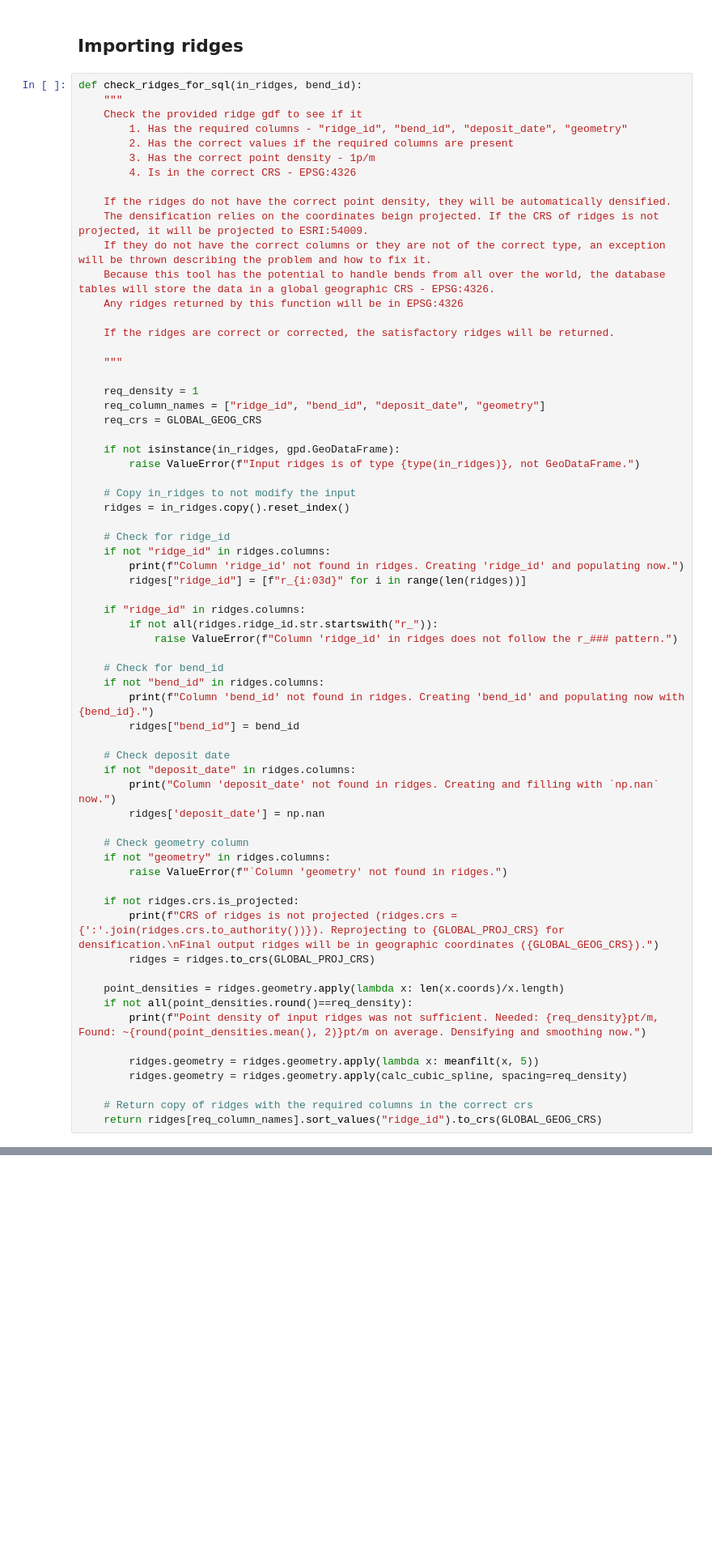
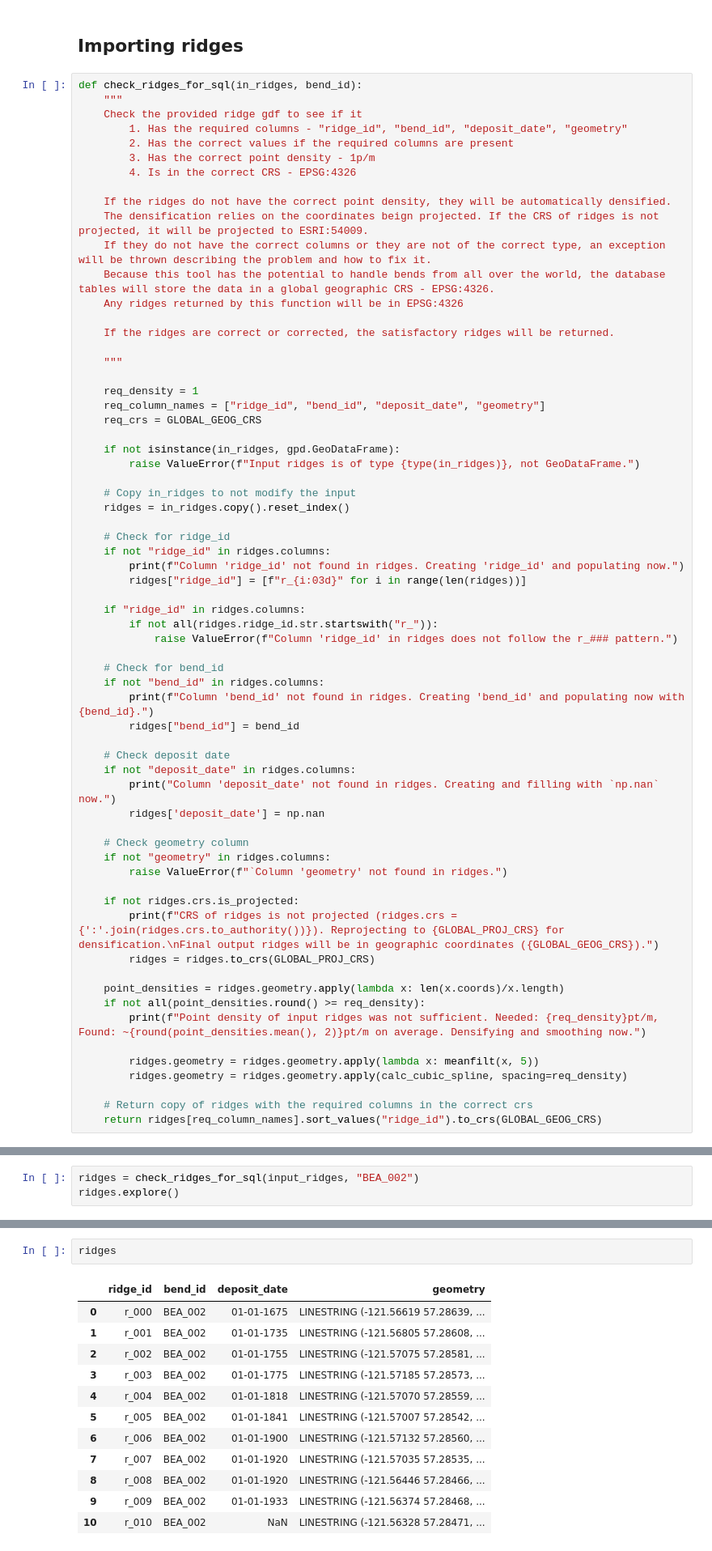
Before and after one commit to tamu-edu/scrollstats, a Jupyter notebook: AddDataToSQL.ipynb, the cells around one changed output, grey strips where cells are left out. Shown at 81% size. Cells and saved outputs as stored; diff of their text form; blank space fills up the shorter version.

```diff
--- a/AddDataToSQL.ipynb
+++ b/AddDataToSQL.ipynb
@@ -68,7 +66,7 @@ def check_ridges_for_sql(in_ridges, bend_id):
         ridges = ridges.to_crs(GLOBAL_PROJ_CRS)
 
     point_densities = ridges.geometry.apply(lambda x: len(x.coords)/x.length)
-    if not all(point_densities.round()==req_density):
+    if not all(point_densities.round() >= req_density):
         print(f"Point density of input ridges was not sufficient. Needed: {req_density}pt/m, Found: ~{round(point_densities.mean(), 2)}pt/m on average. Densifying and smoothing now.")
 
         ridges.geometry = ridges.geometry.apply(lambda x: meanfilt(x, 5))
@@ -103,0 +106,3 @@ Column 'deposit_date' not found in ridges. Creating and filling with `np.nan` no
+# %%
+ridges = check_ridges_for_sql(input_ridges, "BEA_002")
+ridges.explore()
@@ -103,0 +114,15 @@ Column 'deposit_date' not found in ridges. Creating and filling with `np.nan` no
+# %%
+ridges
+# %% [output]
+|  | ridge_id | bend_id | deposit_date | geometry |
+| 0 | r_000 | BEA_002 | 01-01-1675 | LINESTRING (-121.56619 57.28639, ... |
+| 1 | r_001 | BEA_002 | 01-01-1735 | LINESTRING (-121.56805 57.28608, ... |
+| 2 | r_002 | BEA_002 | 01-01-1755 | LINESTRING (-121.57075 57.28581, ... |
+| 3 | r_003 | BEA_002 | 01-01-1775 | LINESTRING (-121.57185 57.28573, ... |
+| 4 | r_004 | BEA_002 | 01-01-1818 | LINESTRING (-121.57070 57.28559, ... |
+| 5 | r_005 | BEA_002 | 01-01-1841 | LINESTRING (-121.57007 57.28542, ... |
+| 6 | r_006 | BEA_002 | 01-01-1900 | LINESTRING (-121.57132 57.28560, ... |
+| 7 | r_007 | BEA_002 | 01-01-1920 | LINESTRING (-121.57035 57.28535, ... |
+| 8 | r_008 | BEA_002 | 01-01-1920 | LINESTRING (-121.56446 57.28466, ... |
+| 9 | r_009 | BEA_002 | 01-01-1933 | LINESTRING (-121.56374 57.28468, ... |
+| 10 | r_010 | BEA_002 | NaN | LINESTRING (-121.56328 57.28471, ... |
```
Also changed, not shown: parts of 7 cells of this notebook.
